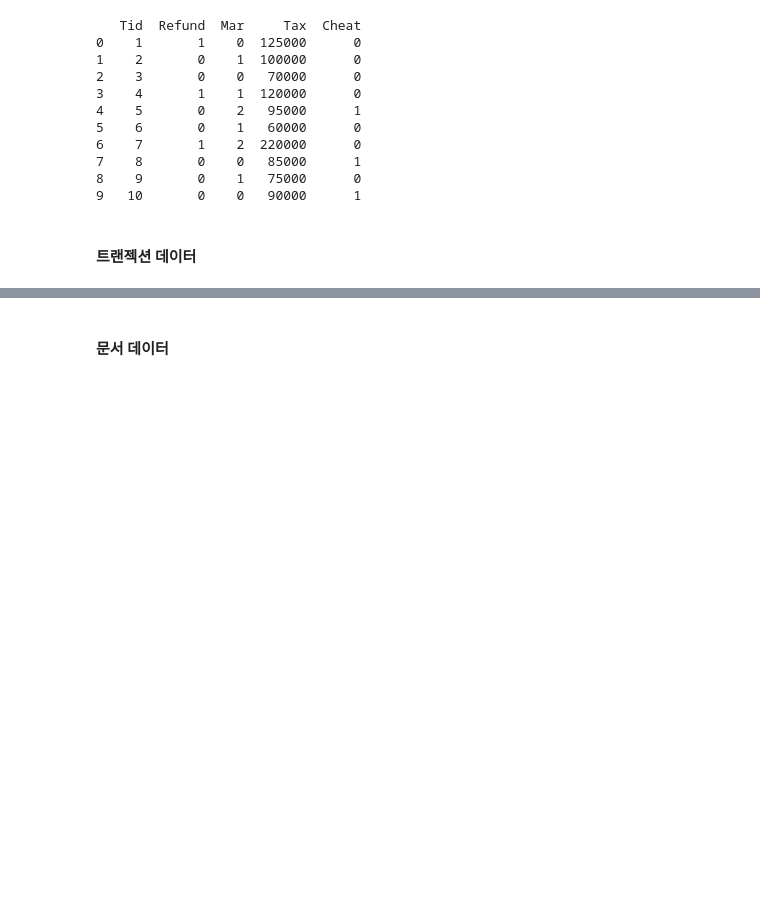
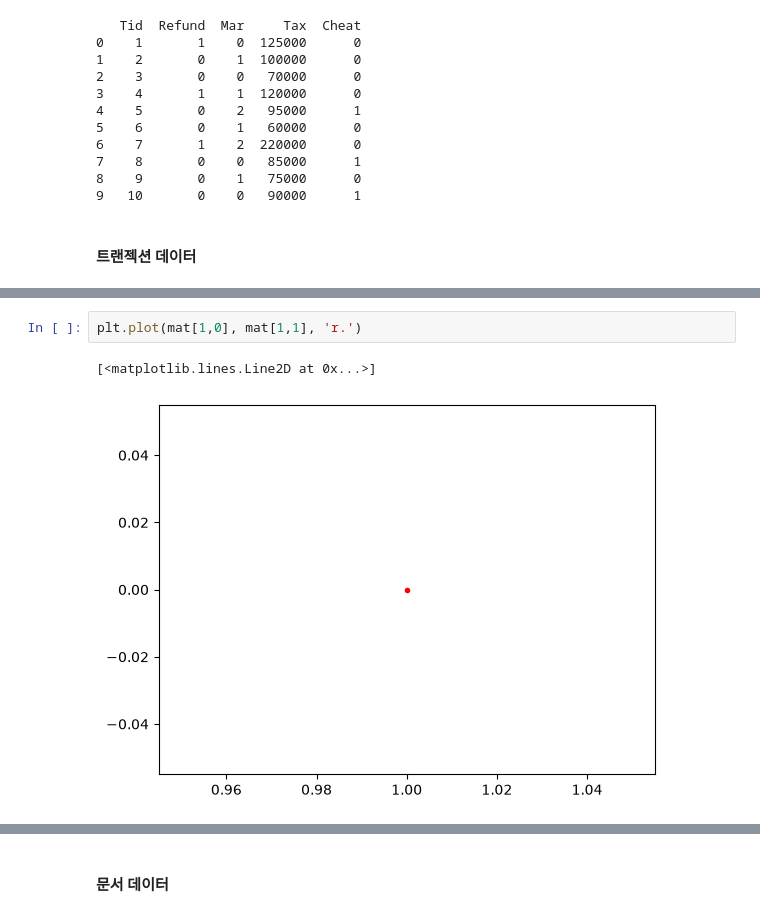
Before and after one commit to taewhan29/2026-2_Base_Env, a Jupyter notebook: machine_learning/chapter2_data_stu.ipynb, the cells around one changed output, grey strips where cells are left out. Saved outputs shown, nothing was run; the diff lists cells and outputs as text; blank space fills up the shorter version.

```diff
--- a/machine_learning/chapter2_data_stu.ipynb
+++ b/machine_learning/chapter2_data_stu.ipynb
@@ -96,0 +97,5 @@ print(pd.DataFrame(mat))
+# %%
+plt.plot(mat[1,0], mat[1,1], 'r.')
+# %% [output]
+[<matplotlib.lines.Line2D at 0x...>]
+[figure, added]
```
Also changed, not shown: parts of 6 cells of this notebook.
